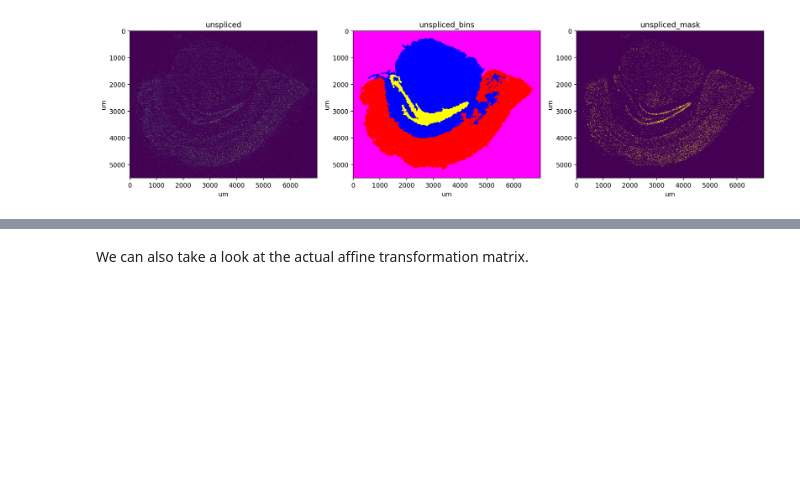
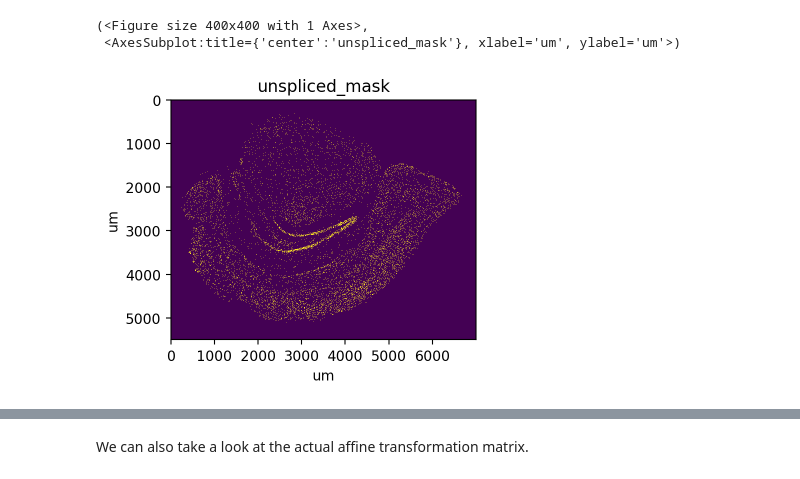
Before and after one commit to aristoteleo/spateo-notebooks, a Jupyter notebook: segmentation/full_segmentation.ipynb, the cells around one changed output, grey strips where cells are left out. Drawn from its saved outputs; the diff is of its cells as text; code cells hidden in the pictures; blank space fills up the shorter version.

Commit message:
full data segmentation

```diff
--- a/segmentation/full_segmentation.ipynb
+++ b/segmentation/full_segmentation.ipynb
@@ -42,14 +42,10 @@ st.pl.imshow(adata, 'stain_mask', ax=axes[1])
 # %%
-st.pp.segmentation.segment_densities(adata, 'unspliced', 10, k=7, distance_threshold=6)
+%%time
 st.pp.segmentation.score_and_mask_pixels(
     adata, 'unspliced', k=5, method='EM+BP',
     em_kwargs=dict(downsample=0.001, seed=2022),
-    bp_kwargs=dict(n_threads=8, k=3, square=False, p=0.7, q=0.3),
+    bp_kwargs=dict(n_threads=16, k=3, square=False, p=0.7, q=0.3),
     mk=7,
 )
-
-fig, axes = plt.subplots(ncols=3, figsize=(15, 5), tight_layout=True)
-st.pl.imshow(adata, 'unspliced', ax=axes[0], vmax=5)
-st.pl.imshow(adata, 'unspliced_bins', ax=axes[1], labels=True)
-st.pl.imshow(adata, 'unspliced_mask', ax=axes[2])
+st.pl.imshow(adata, 'unspliced_mask')
 # %% [output]
@@ -56,2 +54,4 @@ st.pl.imshow(adata, 'unspliced_mask', ax=axes[2])
+(<Figure size 400x400 with 1 Axes>,
+ <AxesSubplot:title={'center':'unspliced_mask'}, xlabel='um', ylabel='um'>)
-[figure, old version]
+[figure, new version]
 # %%
```
Also changed, not shown: parts of 26 cells of this notebook, 2 other files.
